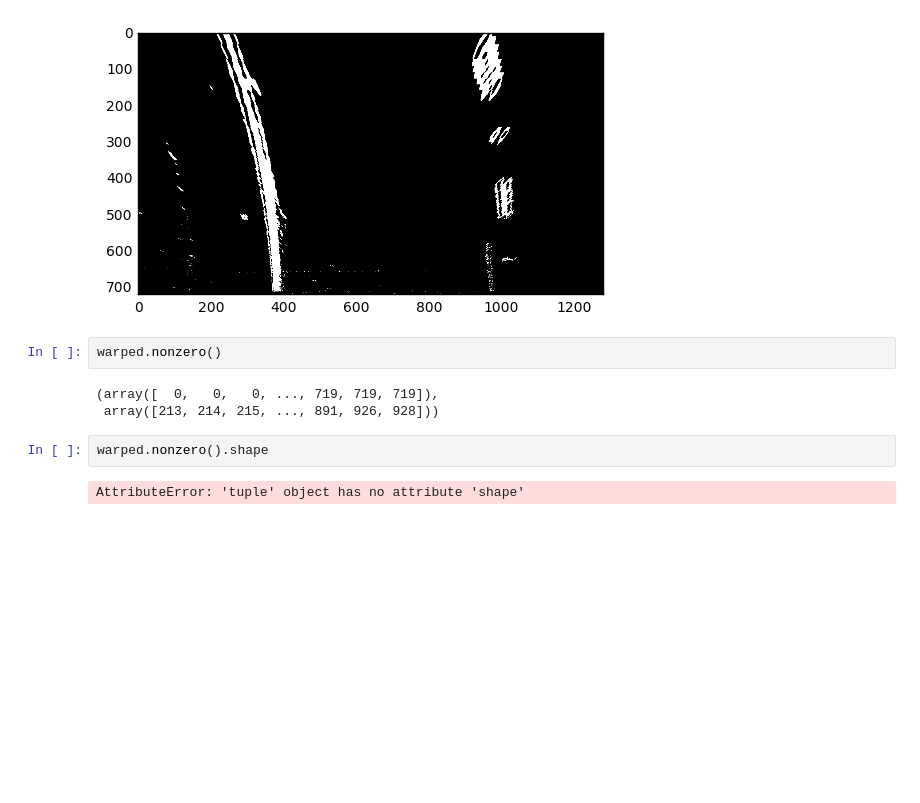
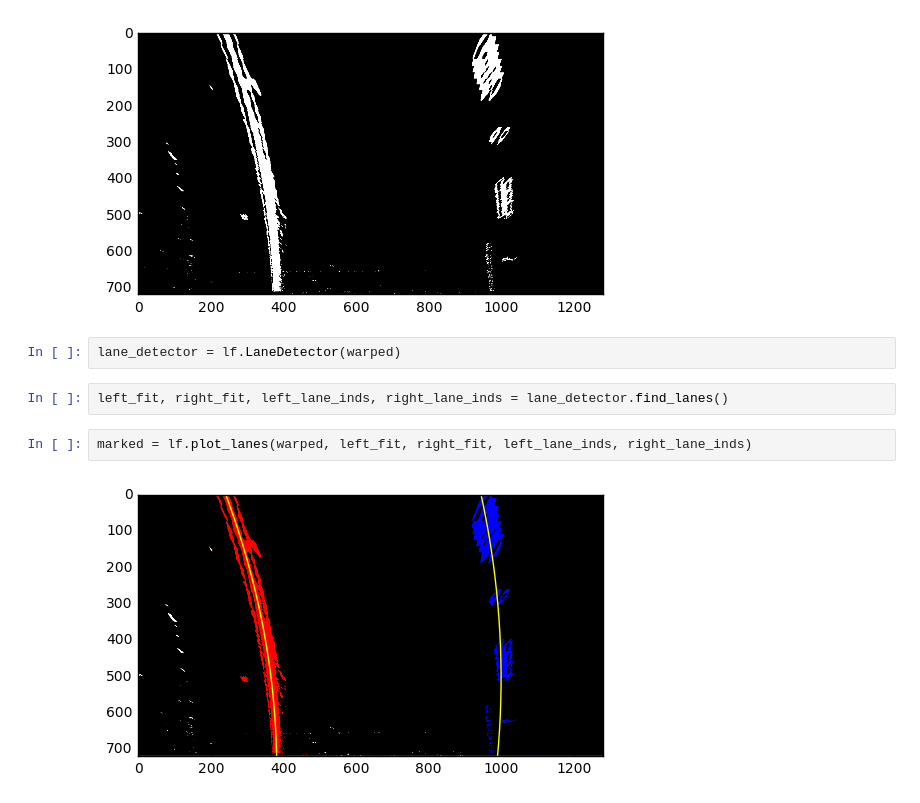
Before and after one commit to tadasdanielius/CarND-Advanced-Lane-Lines, a Jupyter notebook: workbook.ipynb, the cells around one changed output. Saved outputs shown, nothing was run; the diff lists cells and outputs as text; blank space fills up the shorter version.

Commit message:
added Lane Detector class

```diff
--- a/workbook.ipynb
+++ b/workbook.ipynb
@@ -29,12 +30,11 @@ plt.imshow(warped, cmap='gray')
 # %% [output]
 <matplotlib.image.AxesImage at 0x...>
 [figure]
-# %%
-warped.nonzero()
-# %% [output]
-(array([  0,   0,   0, ..., 719, 719, 719]),
- array([213, 214, 215, ..., 891, 926, 928]))
-# %%
-warped.nonzero().shape
-# %% [output]
-AttributeError: 'tuple' object has no attribute 'shape'
+# %%
+lane_detector = lf.LaneDetector(warped)
+# %%
+left_fit, right_fit, left_lane_inds, right_lane_inds = lane_detector.find_lanes()
+# %%
+marked = lf.plot_lanes(warped, left_fit, right_fit, left_lane_inds, right_lane_inds)
+# %% [output]
+[figure, added]
```
Also changed, not shown: parts of 3 cells of this notebook, 3 other files.
